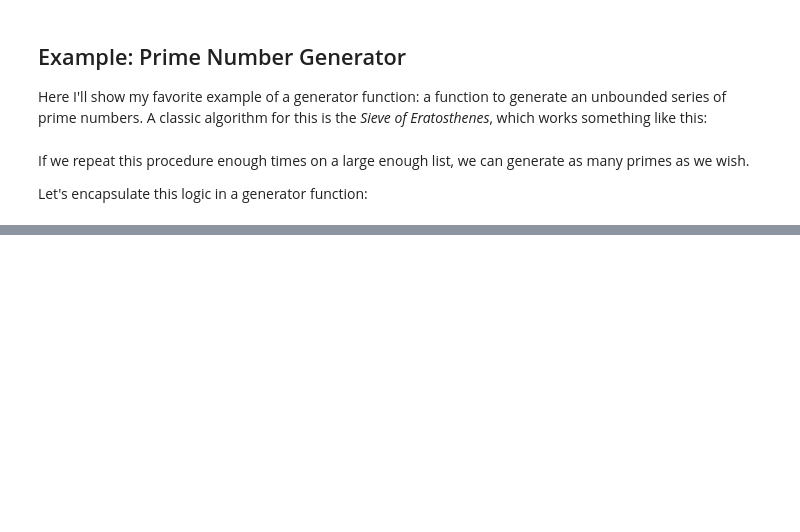
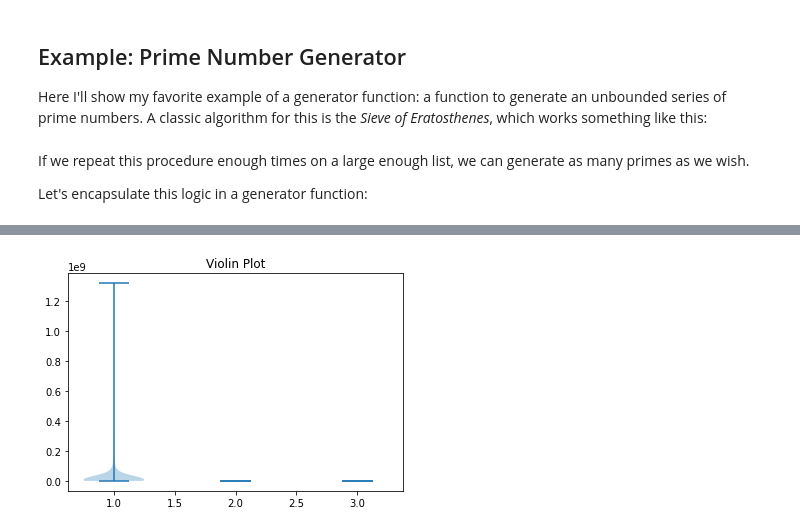
Before and after one commit to synapticrumble/demogit, a Jupyter notebook: 12-Generators.ipynb, the cells around one changed output, grey strips where cells are left out. Saved outputs shown, nothing was run; the diff lists cells and outputs as text; code cells hidden in the pictures; blank space fills up the shorter version.

```diff
--- a/12-Generators.ipynb
+++ b/12-Generators.ipynb
@@ -191,0 +188,9 @@ While this is certainly not the most computationally efficient implementation of
+# %%
+# we will be using gapminder_full file  -> https://raw.githubusercontent.com/syntagmatic/gapminder-csv/master/gapminder.csv
+
+import pandas as pd
+import matplotlib.pyplot as plt
+
+dataframe = pd.read_csv("C:\\demogit\\gapminder_full.csv", error_bad_lines=False, encoding="ISO-8859-1")
+print(dataframe.head())
+print(dataframe.isnull().values.any())
@@ -191,0 +205,18 @@ While this is certainly not the most computationally efficient implementation of
+# %%
+# Plotting a violinplot using matplotlib
+
+population = dataframe.population
+life_exp = dataframe.life_exp
+gdp_cap = dataframe.gdp_cap
+
+# Extract Figure and Axes instance
+fig, ax = plt.subplots()
+
+# Create a plot
+ax.violinplot([population, life_exp, gdp_cap])
+
+# Add title
+ax.set_title('Violin Plot')
+plt.show()
+# %% [output]
+[figure, added]
```
Also changed, not shown: parts of 21 cells of this notebook, 11 other files.
